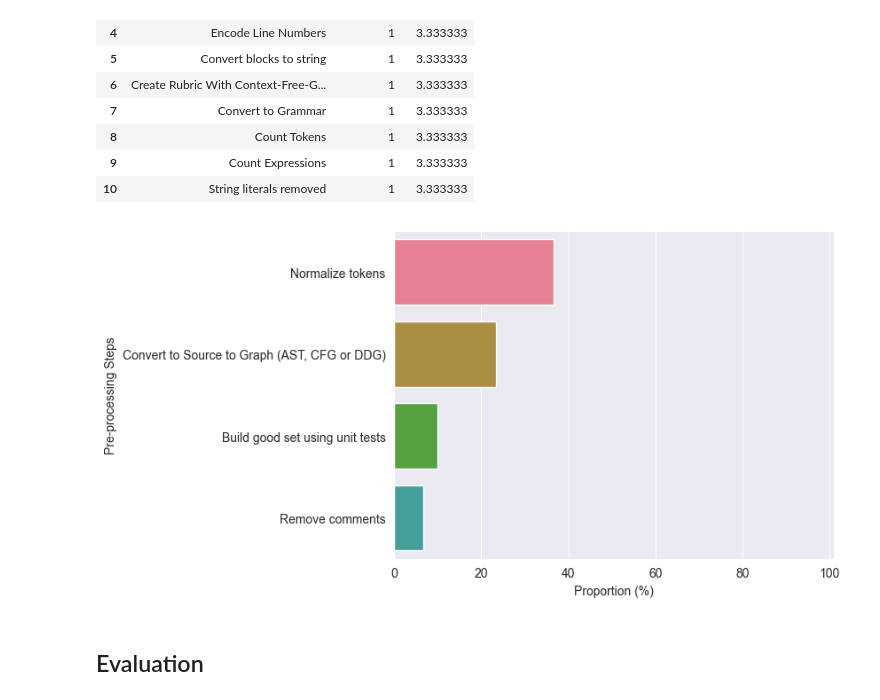
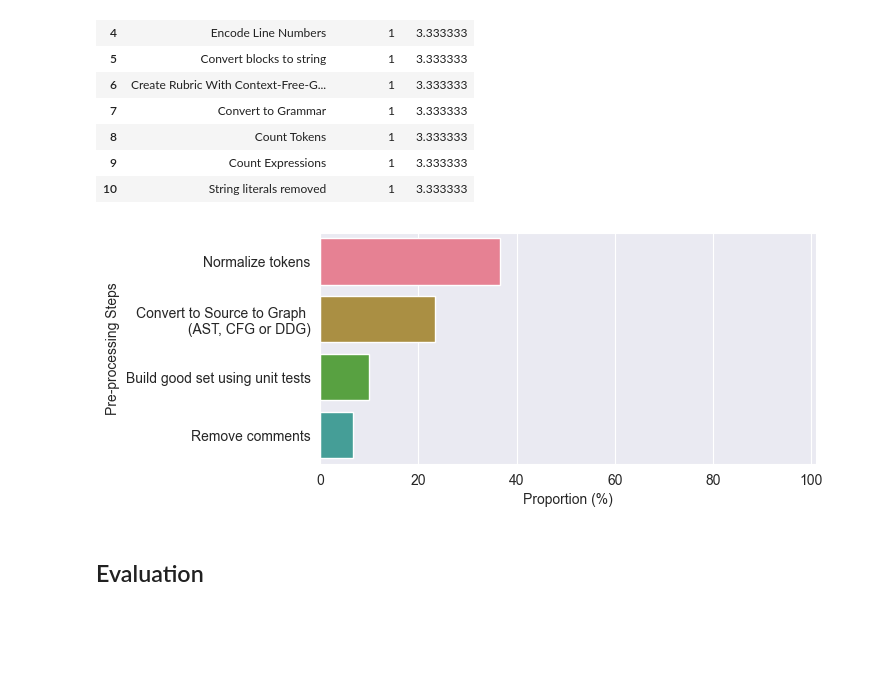
Before and after one commit to m-messer/In-Depth_Analysis_ML_Graders_Analysis, a Jupyter notebook: analysis.ipynb, the cells around one changed output. Cells and saved outputs as stored; diff of their text form; code cells hidden in the pictures; blank space fills up the shorter version.

```diff
--- a/analysis.ipynb
+++ b/analysis.ipynb
@@ -59,3 +61,6 @@ plt.savefig('plots/years_published.pdf')
+# %%
+WIDTH = 6.4
+HEIGHT = 3
 # %% [markdown]
 ## Skills
 # %%
@@ -146,12 +154,20 @@ pre_proc_df
 | 9 | Count Expressions | 1 | 3.333333 |
 | 10 | String literals removed | 1 | 3.333333 |
 # %%
+plt.figure(figsize=(WIDTH, HEIGHT))
 ax_pre_proc = sns.barplot(pre_proc_df[pre_proc_df.no_papers > 1], y='preprocessing', x='proportion')
 ax_pre_proc.set(xlabel = 'Proportion (%)', ylabel='Pre-processing Steps')
+
+labels = ax_pre_proc.get_yticklabels()
+
+labels[1].set_text(labels[1].get_text().replace('Convert to Source to Graph (AST, CFG or DDG)',
+                                                'Convert to Source to Graph \n (AST, CFG or DDG)'))
+ax_pre_proc.set_yticklabels(labels)
+
 plt.xlim([0, 101])
 plt.savefig('plots/preprocessing.pdf', bbox_inches='tight')
 # %% [output]
-[figure, old version]
+[figure, new version]
 # %% [markdown]
 ## Evaluation
 # %%
```
Also changed, not shown: parts of 5 cells of this notebook, 6 other files.
